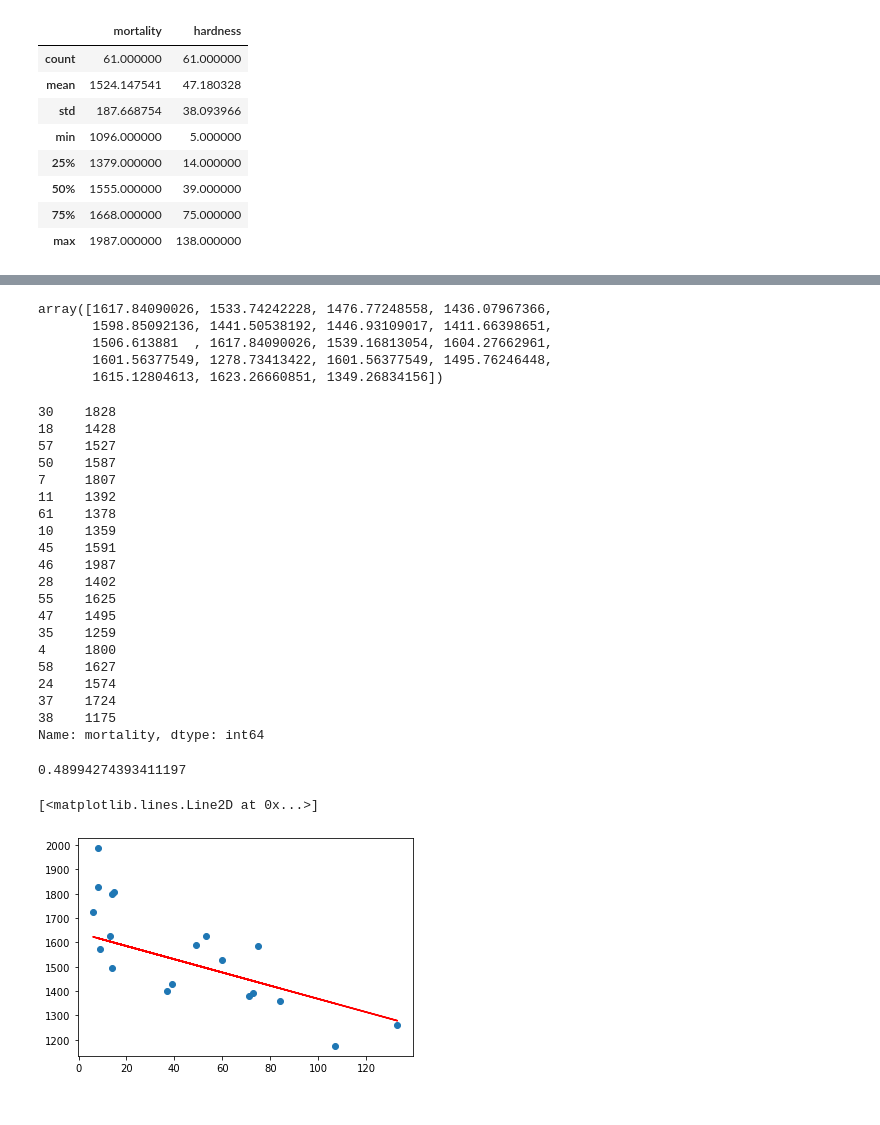
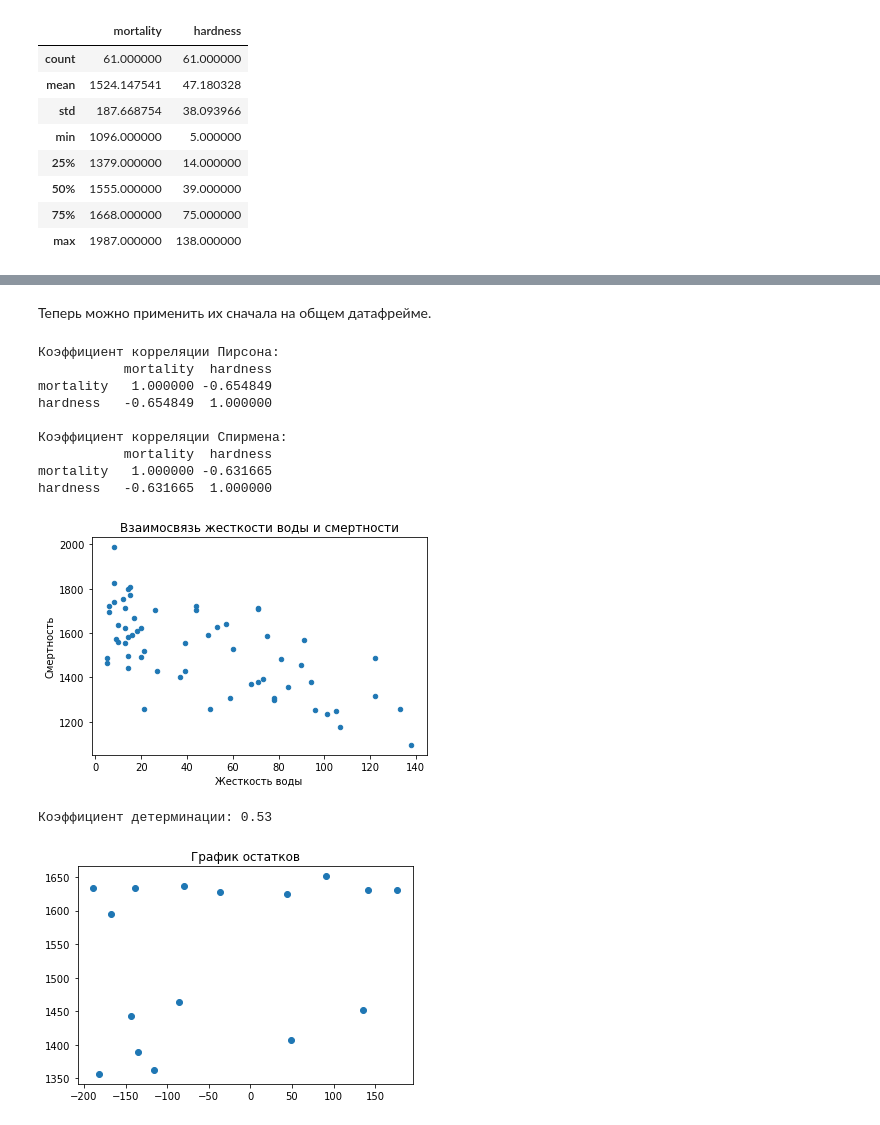
Before and after one commit to artificialflesh/netology_hw, a Jupyter notebook: 03_statistics/hw_04_correlation.ipynb, the cells around one changed output, grey strips where cells are left out. Saved outputs shown, nothing was run; the diff lists cells and outputs as text; code cells hidden in the pictures.

```diff
--- a/03_statistics/hw_04_correlation.ipynb
+++ b/03_statistics/hw_04_correlation.ipynb
@@ -31,5 +31,5 @@ https://www.kaggle.com/ukveteran/mortality-and-water-hardness
 * Разделить данные на 2 группы
 * Повторить аналогичные шаги из пункта 1 для каждой группы по отдельности
 # %%
-water_hard = pd.read_csv('water.csv', index_col=0)
+water_mort = pd.read_csv('water.csv', index_col=0)
 # %%
@@ -77,12 +79,14 @@ water_hard.describe()
 # %%
-def plot_coeff(dataframe):
+def plot_corr(dataframe):
     pearson = dataframe.corr()
     spearman = dataframe.corr(method='spearman')
 
     print(f'Коэффициент корреляции Пирсона:\n{pearson}')
     print(f'\nКоэффициент корреляции Спирмена:\n{spearman}')
 
-    print('\nТочечный график:')
     dataframe.plot(x='hardness',
                    y='mortality',
-                   kind='scatter')
+                   kind='scatter',
+                   title='Взаимосвязь жесткости воды и смертности',
+                   xlabel='Жесткость воды',
+                   ylabel='Смертность')
@@ -143,42 +111,20 @@ model.intercept_
-# %%
-y_pred = model.predict(X_test)
-y_pred
-# %% [output]
-array([1617.84090026, 1533.74242228, 1476.77248558, 1436.07967366,
-       1598.85092136, 1441.50538192, 1446.93109017, 1411.66398651,
-       1506.613881  , 1617.84090026, 1539.16813054, 1604.27662961,
-       1601.56377549, 1278.73413422, 1601.56377549, 1495.76246448,
-       1615.12804613, 1623.26660851, 1349.26834156])
-# %%
-y_test
-# %% [output]
-30    1828
-18    1428
-57    1527
-50    1587
-7     1807
-11    1392
-61    1378
-10    1359
-45    1591
-46    1987
-28    1402
-55    1625
-47    1495
-35    1259
-4     1800
-58    1627
-24    1574
-37    1724
-38    1175
-Name: mortality, dtype: int64
-# %%
-model.score(X_test, y_test)
-# %% [output]
-0.48994274393411197
-# %%
-plt.scatter(X_test, y_test)
-plt.plot(X_test, y_pred, c='r')
-# %% [output]
-[<matplotlib.lines.Line2D at 0x...>]
-[figure, removed]
+# %% [markdown]
+Теперь можно применить их сначала на общем датафрейме.
+# %%
+plot_corr(water_mort)
+# %% [output]
+Коэффициент корреляции Пирсона:
+           mortality  hardness
+mortality   1.000000 -0.654849
+hardness   -0.654849  1.000000
+
+Коэффициент корреляции Спирмена:
+           mortality  hardness
+mortality   1.000000 -0.631665
+hardness   -0.631665  1.000000
+[figure, new version]
+# %%
+model_determ(water_mort)
+# %% [output]
+Коэффициент детерминации: 0.53
+[figure, added]
```
Also changed, not shown: parts of 18 cells of this notebook.
